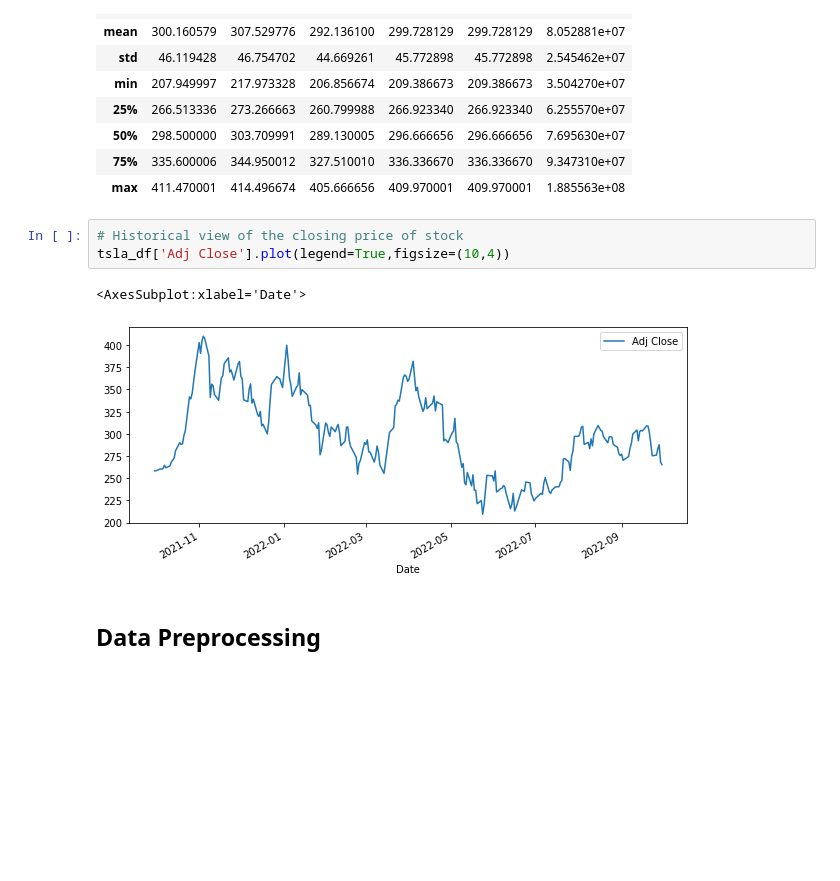
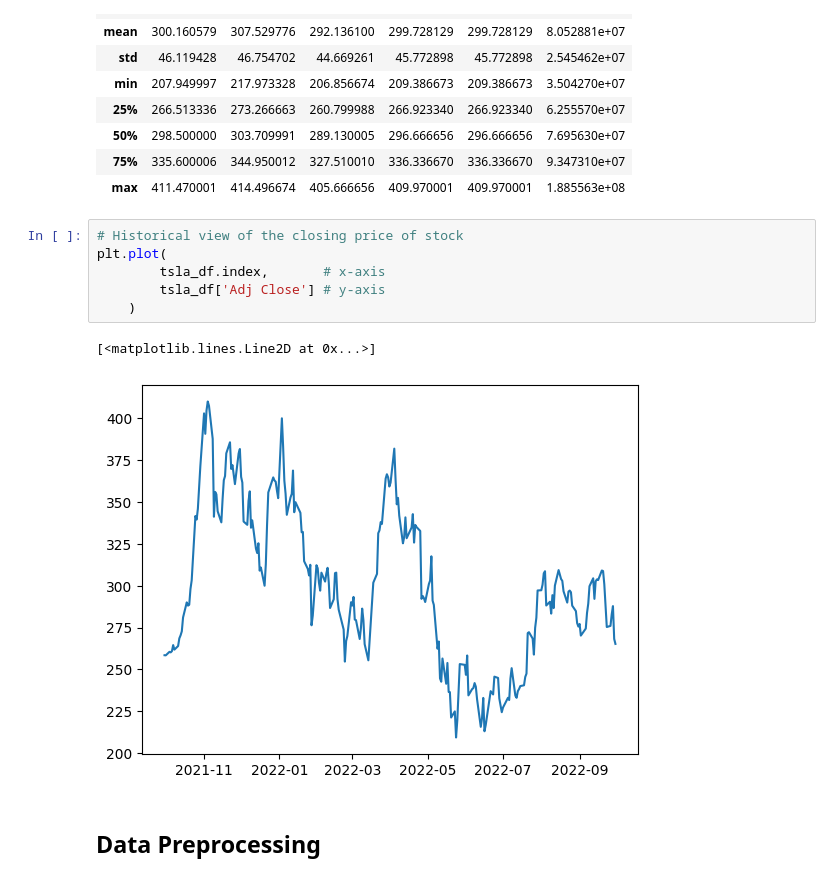
Before and after one commit to RobinChien/y_finance_demo, a Jupyter notebook: y_finance_demo.ipynb, the cells around one changed output. Drawn from its saved outputs; the diff is of its cells as text; blank space fills up the shorter version.

```diff
--- a/y_finance_demo.ipynb
+++ b/y_finance_demo.ipynb
@@ -39,10 +45,13 @@ tsla_df.describe()
 | max | 411.470001 | 414.496674 | 405.666656 | 409.970001 | 409.970001 | 1.885563e+08 |
 # %%
 # Historical view of the closing price of stock
-tsla_df['Adj Close'].plot(legend=True,figsize=(10,4))
+plt.plot(
+        tsla_df.index,       # x-axis
+        tsla_df['Adj Close'] # y-axis
+    )
 # %% [output]
-<AxesSubplot:xlabel='Date'>
+[<matplotlib.lines.Line2D at 0x...>]
-[figure, old version]
+[figure, new version]
 # %% [markdown]
 ## Data Preprocessing
 # %%
```
Also changed, not shown: parts of 9 cells of this notebook.
